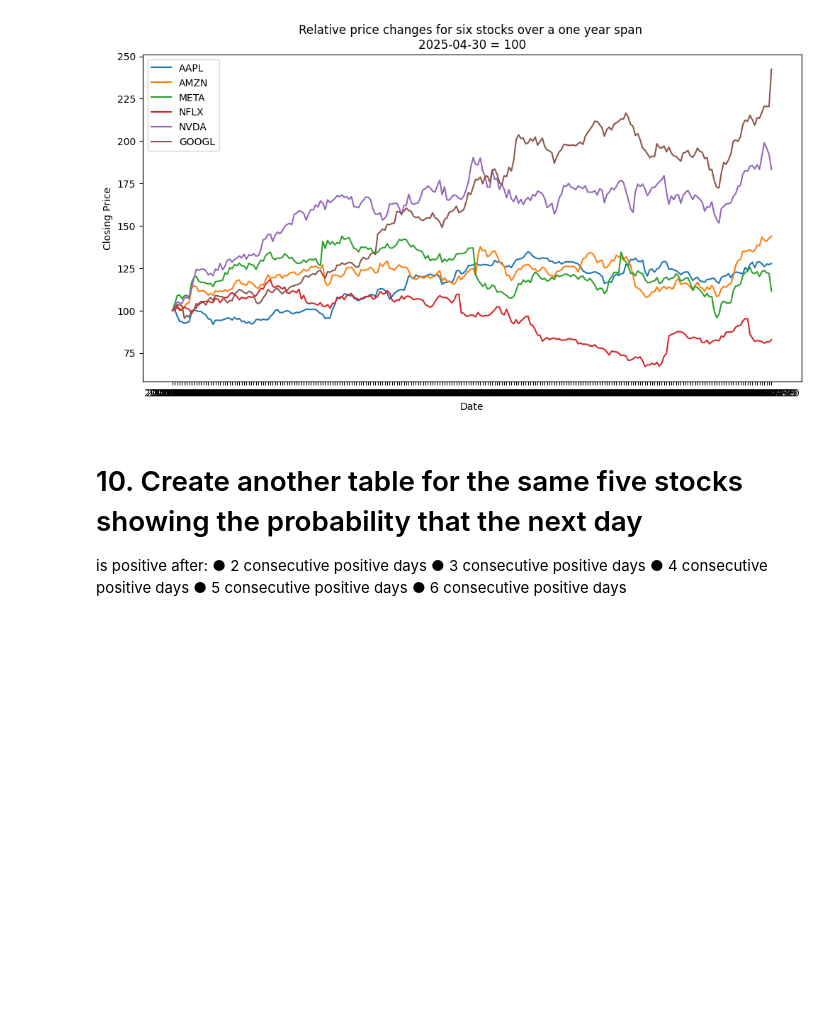
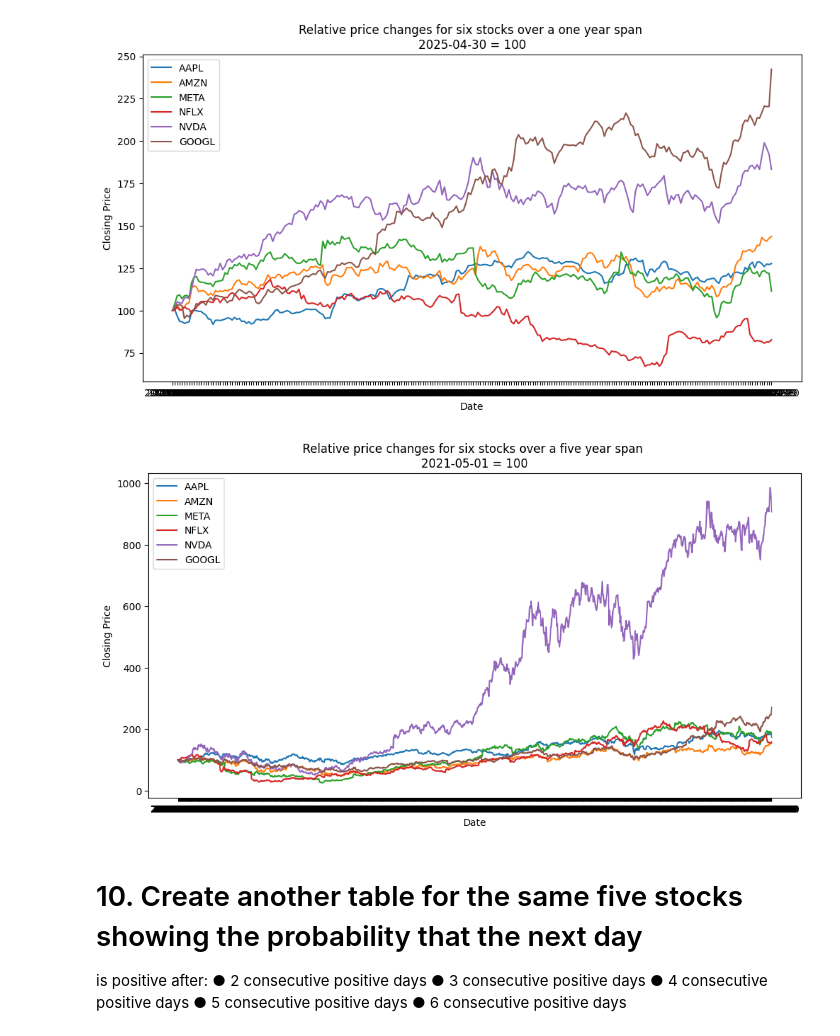
Before and after one commit to matthewcavanaugh96/megalabs, a Jupyter notebook: stock_prediction/PART1 b - EDA.ipynb, the cells around one changed output. Cells and saved outputs as stored; diff of their text form; code cells hidden in the pictures; blank space fills up the shorter version.

```diff
--- a/stock_prediction/PART1 b - EDA.ipynb
+++ b/stock_prediction/PART1 b - EDA.ipynb
@@ -657,6 +657,42 @@ plt.legend()
 plt.show()
 # %% [output]
 [figure]
+# %%
+import matplotlib.pyplot as plt
+
+
+daily_aapl_five_yr_resc = df_five_yr_resc[df_five_yr_resc['ticker'] == 'AAPL']
+daily_amzn_five_yr_resc = df_five_yr_resc[df_five_yr_resc['ticker'] == 'AMZN']
+daily_meta_five_yr_resc = df_five_yr_resc[df_five_yr_resc['ticker'] == 'META']
+daily_nflx_five_yr_resc = df_five_yr_resc[df_five_yr_resc['ticker'] == 'NFLX']
+daily_nvda_five_yr_resc = df_five_yr_resc[df_five_yr_resc['ticker'] == 'NVDA']
+daily_googl_five_yr_resc = df_five_yr_resc[df_five_yr_resc['ticker'] == 'GOOGL']
+
+# # Make sure timestamps are datetime
+# for df in [daily_aapl, daily_nvda, daily_amzn, daily_googl]:
+#     df['timestamp'] = pd.to_datetime(df['timestamp'])
+#     df.sort_values('timestamp', inplace=True)
+
+# Plot
+plt.figure(figsize=(12,6))
+
+plt.plot(daily_aapl_five_yr_resc['timestamp'], daily_aapl_five_yr_resc['close_pct_of_day1'], label='AAPL')
+plt.plot(daily_amzn_five_yr_resc['timestamp'], daily_amzn_five_yr_resc['close_pct_of_day1'], label='AMZN')
+plt.plot(daily_meta_five_yr_resc['timestamp'], daily_meta_five_yr_resc['close_pct_of_day1'], label='META')
+plt.plot(daily_nflx_five_yr_resc['timestamp'], daily_nflx_five_yr_resc['close_pct_of_day1'], label='NFLX')
+plt.plot(daily_nvda_five_yr_resc['timestamp'], daily_nvda_five_yr_resc['close_pct_of_day1'], label='NVDA')
+plt.plot(daily_googl_five_yr_resc['timestamp'], daily_googl_five_yr_resc['close_pct_of_day1'], label='GOOGL')
+
+
+plt.xlabel('Date')
+plt.ylabel('Closing Price')
+#plt.xticks(rotation=45)
+plt.title('Relative price changes for six stocks over a five year span \n2021-05-01 = 100')
+plt.legend()
+
+plt.show()
+# %% [output]
+[figure, added]
 # %% [markdown]
 # 10. Create another table for the same five stocks showing the probability that the next day
 is positive after:
```
Also changed, not shown: parts of 6 cells of this notebook, 1 other file.
